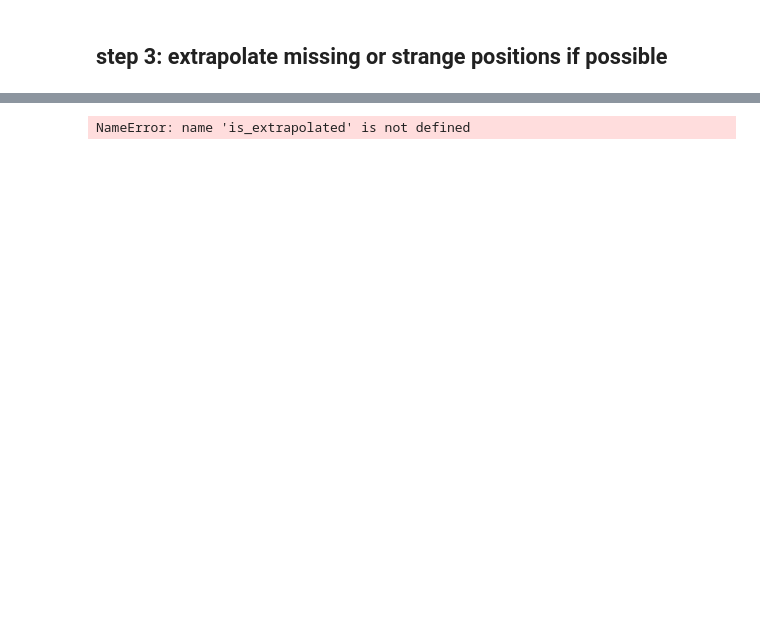
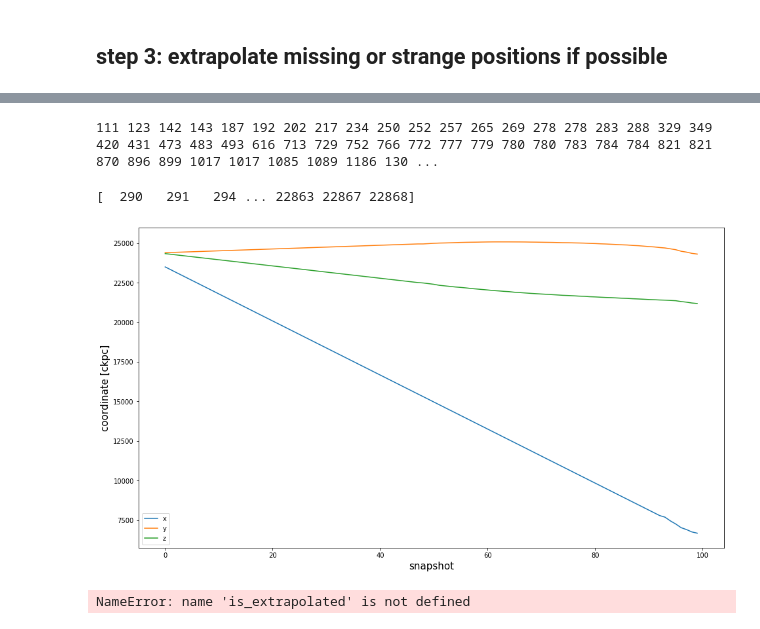
Before and after one commit to nelson-group/Ole_insitu_stars, a Jupyter notebook: treework.ipynb, the cells around one changed output, grey strips where cells are left out. Cells and saved outputs as stored; diff of their text form; code cells hidden in the pictures; blank space fills up the shorter version.

```diff
--- a/treework.ipynb
+++ b/treework.ipynb
@@ -233,3 +274,32 @@ Wall time: 8min 39s
+# %%
+f = h5py.File('files/'+sim+'/SubhaloPosAtAllSnaps.hdf5', "r")
+boxSize = il.groupcat.loadHeader(basePath,99)['BoxSize']
+snaps = np.arange(99,-1,-1)
+arr = f['SubhaloPos'][:,:,:]
+res, is_extrapolated = extrapolate_new(arr,snaps,linear,boxSize) #extrapolate positions and save
+f.close()
+# %% [output]
+111 123 142 143 187 192 202 217 234 250 252 257 265 269 278 278 283 288 329 349 420 431 473 483 493 616 713 729 752 766 772 777 779 780 780 783 784 784 821 821 870 896 899 1017 1017 1085 1089 1186 130 ...
+# %%
+f = h5py.File('files/TNG50-4/SubhaloPosAtAllSnaps_extrapolated.hdf5','r')
+is_extrapolated = f['is_extrapolated'][:]
+print(np.where(is_extrapolated == False)[0][20:])
+subID = 202
+x = f['SubhaloPos'][subID,:,0]
+y = f['SubhaloPos'][subID,:,1]
+z = f['SubhaloPos'][subID,:,2]
+snaps=np.arange(99,-1,-1)
+plt.figure(figsize=(16,9))
+plt.plot(snaps,x,label='x')
+plt.plot(snaps,y,label='y')
+plt.plot(snaps,z,label='z')
+plt.legend()
+plt.xlabel('snapshot',size=15)
+plt.ylabel('coordinate [ckpc]',size=15)
+f.close()
+# %% [output]
+[  290   291   294 ... 22863 22867 22868]
+[figure, added]
 # %%
 #different tests
 test = h5py.File('files/'+basePath[32:39]+'/SubhaloPosAtAllSnaps_extrapolated_test.hdf5','r+')
```
Also changed, not shown: parts of 15 cells of this notebook.
